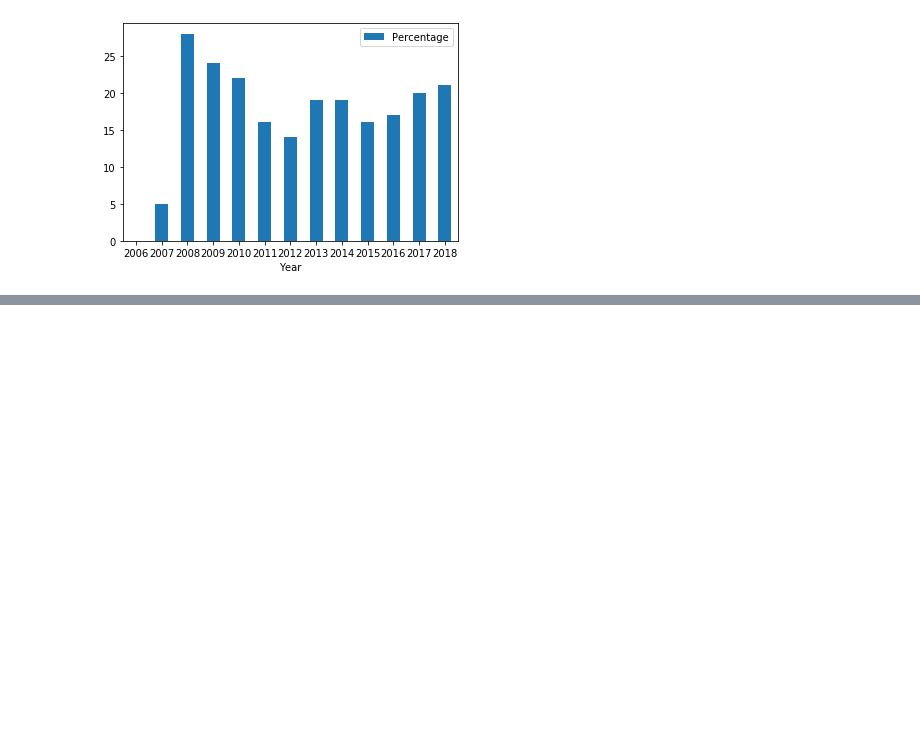
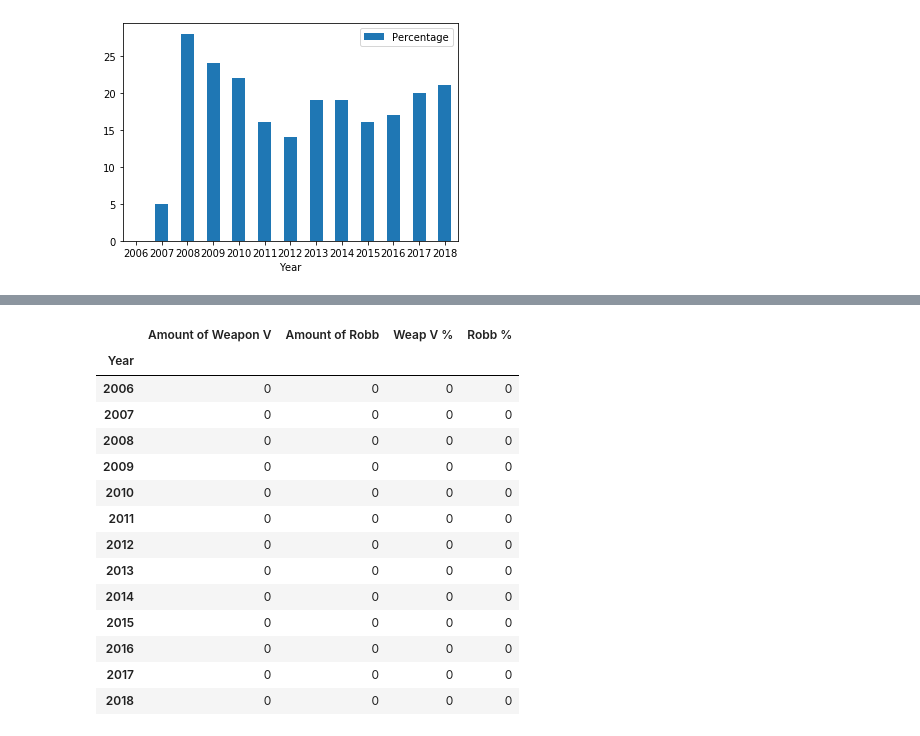
Before and after one commit to LeonTan828/Madcity_Proj, a Jupyter notebook: Incident charts by year.ipynb, the cells around one changed output, grey strips where cells are left out. Cells and saved outputs as stored; diff of their text form; code cells hidden in the pictures; blank space fills up the shorter version.

```diff
--- a/Incident charts by year.ipynb
+++ b/Incident charts by year.ipynb
@@ -593,0 +643,18 @@ axamofRob
+# %%
+compAm
+# %% [output]
+|  | Amount of Weapon V | Amount of Robb | Weap V % | Robb % |
+| Year |  |  |  |  |
+| 2006 | 0 | 0 | 0 | 0 |
+| 2007 | 0 | 0 | 0 | 0 |
+| 2008 | 0 | 0 | 0 | 0 |
+| 2009 | 0 | 0 | 0 | 0 |
+| 2010 | 0 | 0 | 0 | 0 |
+| 2011 | 0 | 0 | 0 | 0 |
+| 2012 | 0 | 0 | 0 | 0 |
+| 2013 | 0 | 0 | 0 | 0 |
+| 2014 | 0 | 0 | 0 | 0 |
+| 2015 | 0 | 0 | 0 | 0 |
+| 2016 | 0 | 0 | 0 | 0 |
+| 2017 | 0 | 0 | 0 | 0 |
+| 2018 | 0 | 0 | 0 | 0 |
```
Also changed, not shown: parts of 9 cells of this notebook, 10 other files.
